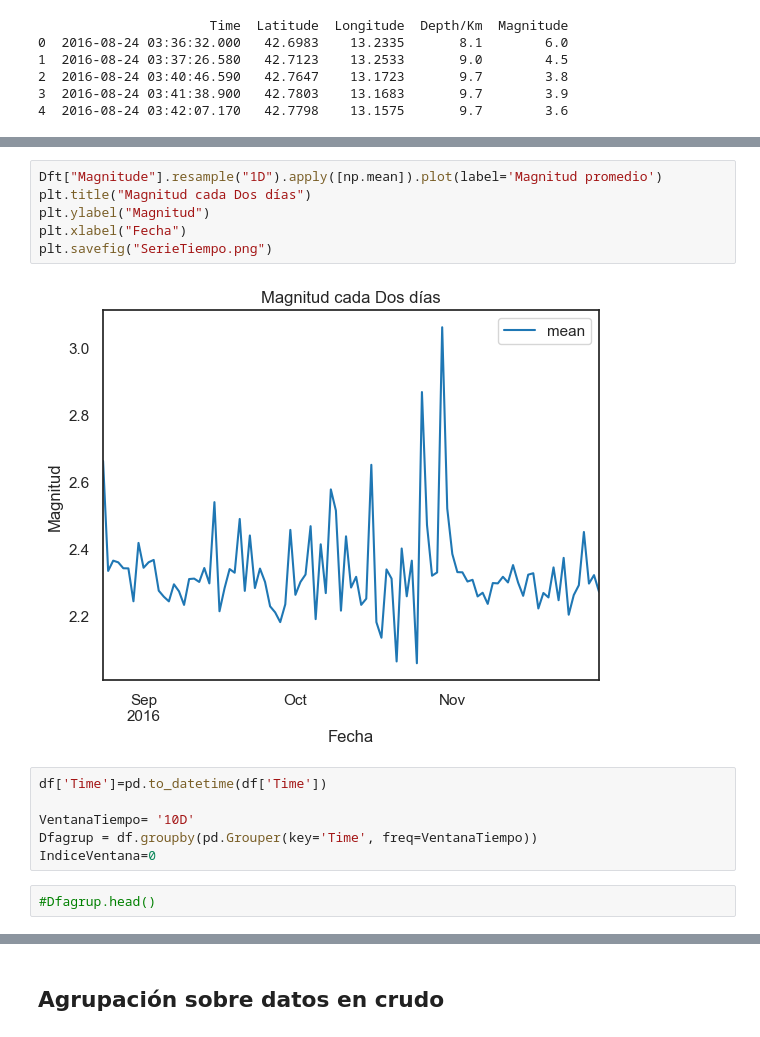
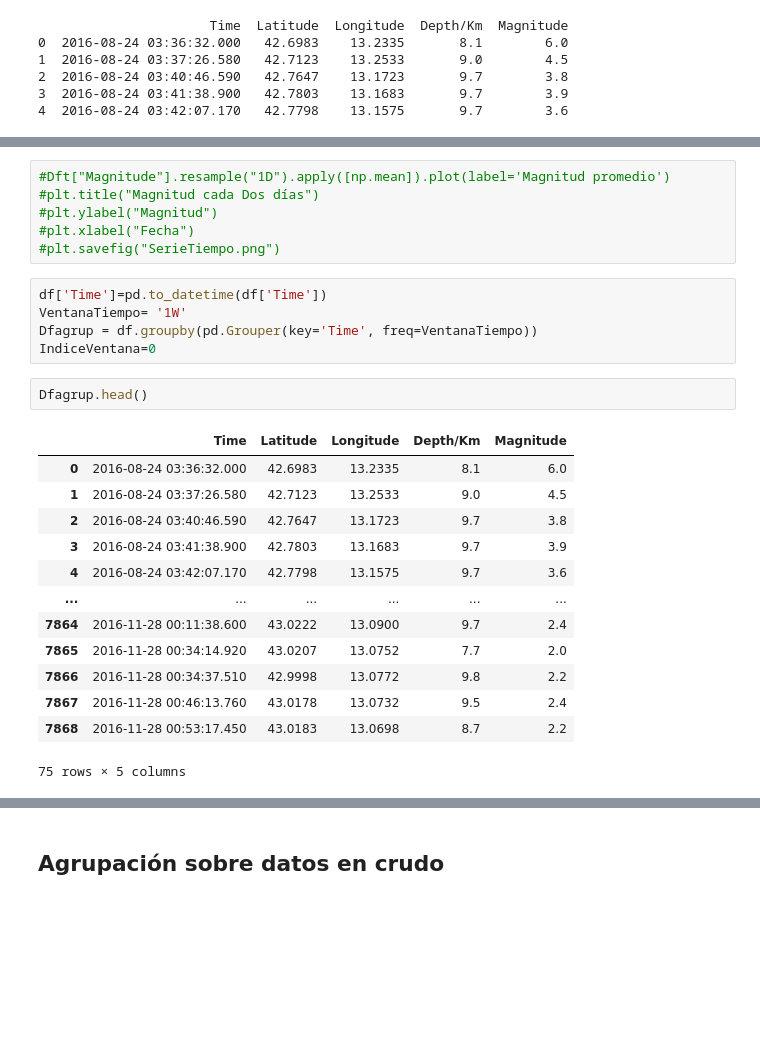
Before and after one commit to MrBloom911/SismicOperations, a Jupyter notebook: ProyectoComp2.ipynb, the cells around one changed output, grey strips where cells are left out. Cells and saved outputs as stored; diff of their text form; blank space fills up the shorter version.

```diff
--- a/ProyectoComp2.ipynb
+++ b/ProyectoComp2.ipynb
@@ -54,19 +66,30 @@ Dft.head()
 # %%
-Dft["Magnitude"].resample("1D").apply([np.mean]).plot(label='Magnitud promedio')
-plt.title("Magnitud cada Dos días")
-plt.ylabel("Magnitud")
-plt.xlabel("Fecha")
-plt.savefig("SerieTiempo.png")
+#Dft["Magnitude"].resample("1D").apply([np.mean]).plot(label='Magnitud promedio')
+#plt.title("Magnitud cada Dos días")
+#plt.ylabel("Magnitud")
+#plt.xlabel("Fecha")
+#plt.savefig("SerieTiempo.png")
-# %% [output]
-[figure, removed]
 # %%
 df['Time']=pd.to_datetime(df['Time'])
-
-VentanaTiempo= '10D'
+VentanaTiempo= '1W'
 Dfagrup = df.groupby(pd.Grouper(key='Time', freq=VentanaTiempo))
 IndiceVentana=0
 # %%
-#Dfagrup.head()
+Dfagrup.head()
+# %% [output]
+|  | Time | Latitude | Longitude | Depth/Km | Magnitude |
+| 0 | 2016-08-24 03:36:32.000 | 42.6983 | 13.2335 | 8.1 | 6.0 |
+| 1 | 2016-08-24 03:37:26.580 | 42.7123 | 13.2533 | 9.0 | 4.5 |
+| 2 | 2016-08-24 03:40:46.590 | 42.7647 | 13.1723 | 9.7 | 3.8 |
+| 3 | 2016-08-24 03:41:38.900 | 42.7803 | 13.1683 | 9.7 | 3.9 |
+| 4 | 2016-08-24 03:42:07.170 | 42.7798 | 13.1575 | 9.7 | 3.6 |
+| ... | ... | ... | ... | ... | ... |
+| 7864 | 2016-11-28 00:11:38.600 | 43.0222 | 13.0900 | 9.7 | 2.4 |
+| 7865 | 2016-11-28 00:34:14.920 | 43.0207 | 13.0752 | 7.7 | 2.0 |
+| 7866 | 2016-11-28 00:34:37.510 | 42.9998 | 13.0772 | 9.8 | 2.2 |
+| 7867 | 2016-11-28 00:46:13.760 | 43.0178 | 13.0732 | 9.5 | 2.4 |
+| 7868 | 2016-11-28 00:53:17.450 | 43.0183 | 13.0698 | 8.7 | 2.2 |
+75 rows × 5 columns
 # %%
 # Obtener el conteo de registros por grupo
 group_counts = Dfagrup.size()
```
Also changed, not shown: parts of 21 cells of this notebook, 1 other file.
